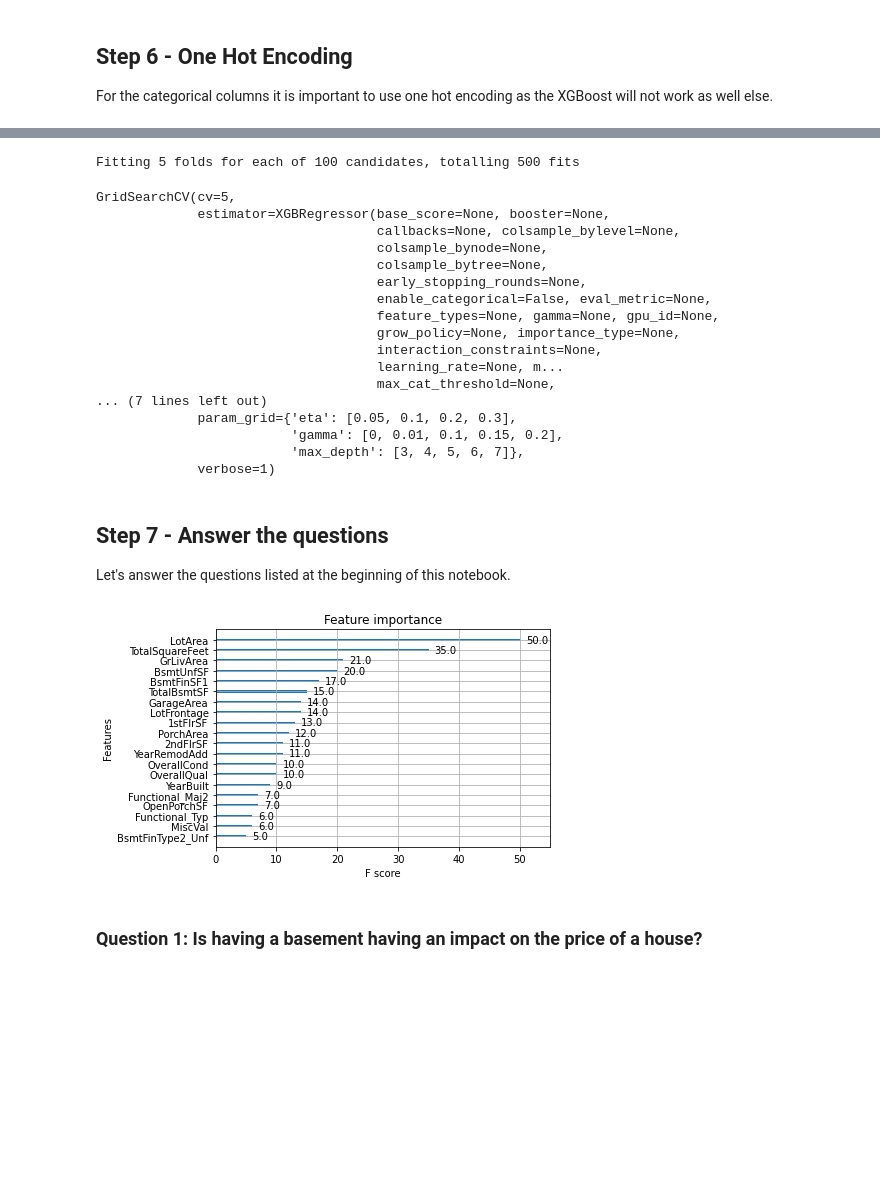
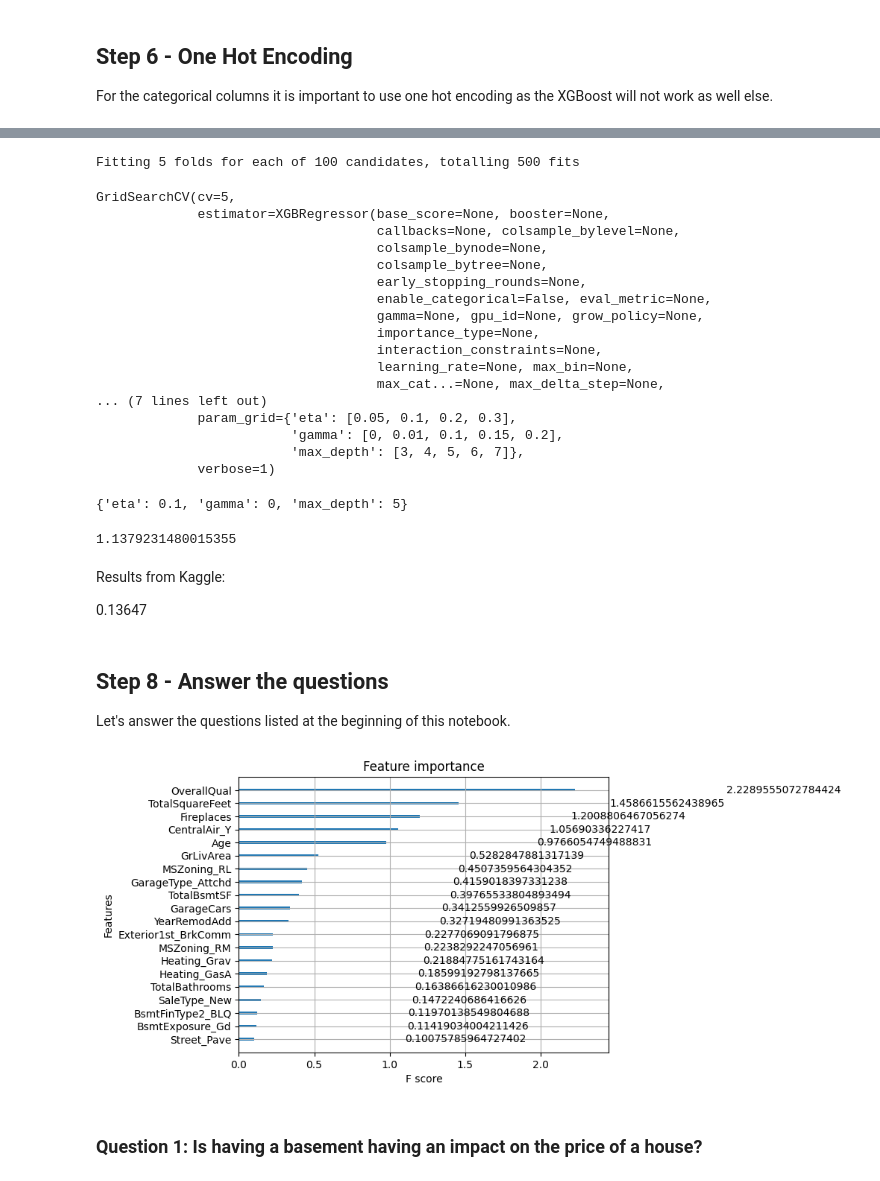
Before and after one commit to jmballard/Kaggle_HousePrice, a Jupyter notebook: analysis_notebook.ipynb, the cells around one changed output, grey strips where cells are left out. Drawn from its saved outputs; the diff is of its cells as text; code cells hidden in the pictures; blank space fills up the shorter version.

```diff
--- a/analysis_notebook.ipynb
+++ b/analysis_notebook.ipynb
@@ -466,7 +497,12 @@ We fill these variables with a knn impute.
 # %%
 
 numerical_cols  = list(df.select_dtypes('number'))
+
+# remove SalePrice from the list of feature we want to impute
+numerical_cols.remove("SalePrice")
+
 categorical_cols = [col for col in df.columns if col not in numerical_cols]
+
 
 imputer = KNNImputer(n_neighbors=2)
 imputed_numerical = imputer.fit_transform(df[numerical_cols])
@@ -626,2 +703,0 @@ df.drop(features_to_ohe,
-# %%
-df.drop('Id', axis=1,inplace = True)
@@ -633,6 +715,7 @@ test = df[df['SalePrice'].isna()].copy()
 X = train.drop(['SalePrice'], axis = 1, inplace = False)
 y = train["SalePrice"]
 
+X.drop('Id', axis=1,inplace = True)
 features = X.columns
 
 # Let's create a validation set to remove some ovefitting
@@ -655,7 +738,11 @@ gbm_model = GridSearchCV(xgb,
                     cv = 5,
                     n_jobs = -1,
                     verbose = 1)
-gbm_model.fit(X_train, y_train)
+
+gbm_model.fit(
+        X_train,
+        y_train
+)
 # %% [output]
 Fitting 5 folds for each of 100 candidates, totalling 500 fits
 GridSearchCV(cv=5,
@@ -665,13 +752,30 @@ GridSearchCV(cv=5,
                                     colsample_bytree=None,
                                     early_stopping_rounds=None,
                                     enable_categorical=False, eval_metric=None,
-                                    feature_types=None, gamma=None, gpu_id=None,
-                                    grow_policy=None, importance_type=None,
+                                    gamma=None, gpu_id=None, grow_policy=None,
+                                    importance_type=None,
                                     interaction_constraints=None,
-                                    learning_rate=None, m...
-                                    max_cat_threshold=None,
+                                    learning_rate=None, max_bin=None,
+                                    max_cat...=None, max_delta_step=None,
 ... (7 lines left out)
              param_grid={'eta': [0.05, 0.1, 0.2, 0.3],
                          'gamma': [0, 0.01, 0.1, 0.15, 0.2],
                          'max_depth': [3, 4, 5, 6, 7]},
              verbose=1)
+# %%
+# check best parameters
+gbm_model.best_params_
+# %% [output]
+{'eta': 0.1, 'gamma': 0, 'max_depth': 5}
+# %%
+# measure used: RMSE
+np.exp(
+    np.sqrt(
+        MSE(
+            y_validation,
+            gbm_model.predict(X_validation)
+        )
+    )
+)
+# %% [output]
+1.1379231480015355
@@ -678,9 +791,16 @@ GridSearchCV(cv=5,
+# %% [markdown]
+Results from Kaggle:
+
+0.13647
 # %% [markdown]
-## Step 7 - Answer the questions
+## Step 8 - Answer the questions
 Let's answer the questions listed at the beginning of this notebook.
 # %%
 # XGB feature importance plot
-plot_importance(gbm_model.best_estimator_, max_num_features = 20   )
+plot_importance(
+    gbm_model.best_estimator_,
+    max_num_features = 20,
+    importance_type='gain'   )
 X.columns;
 # %% [output]
-[figure, old version]
+[figure, new version]
```
Also changed, not shown: parts of 41 cells of this notebook, 1 other file.
